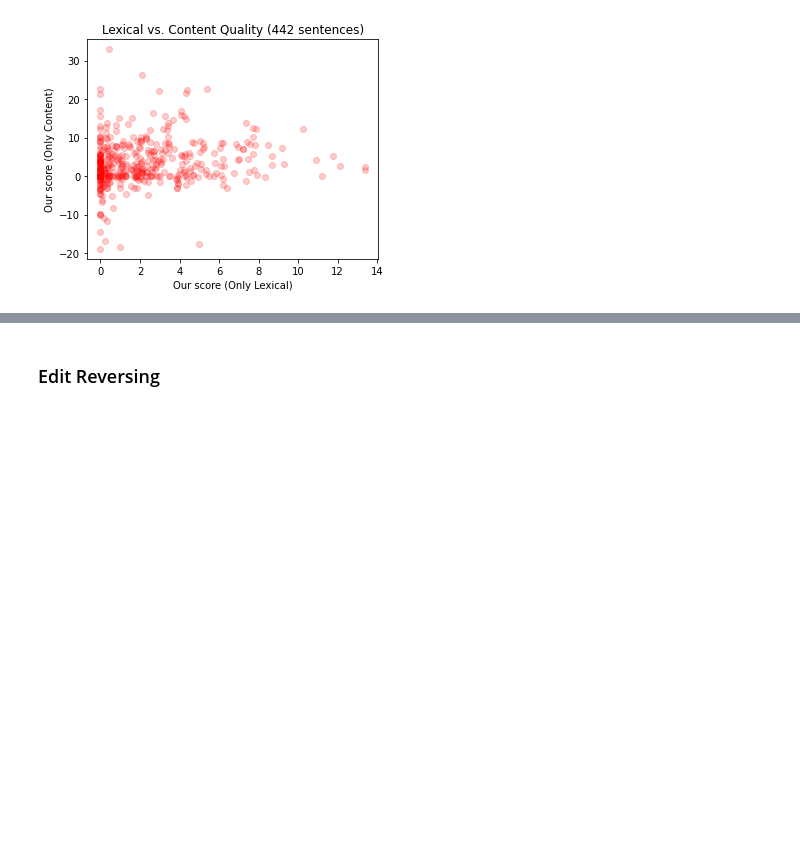
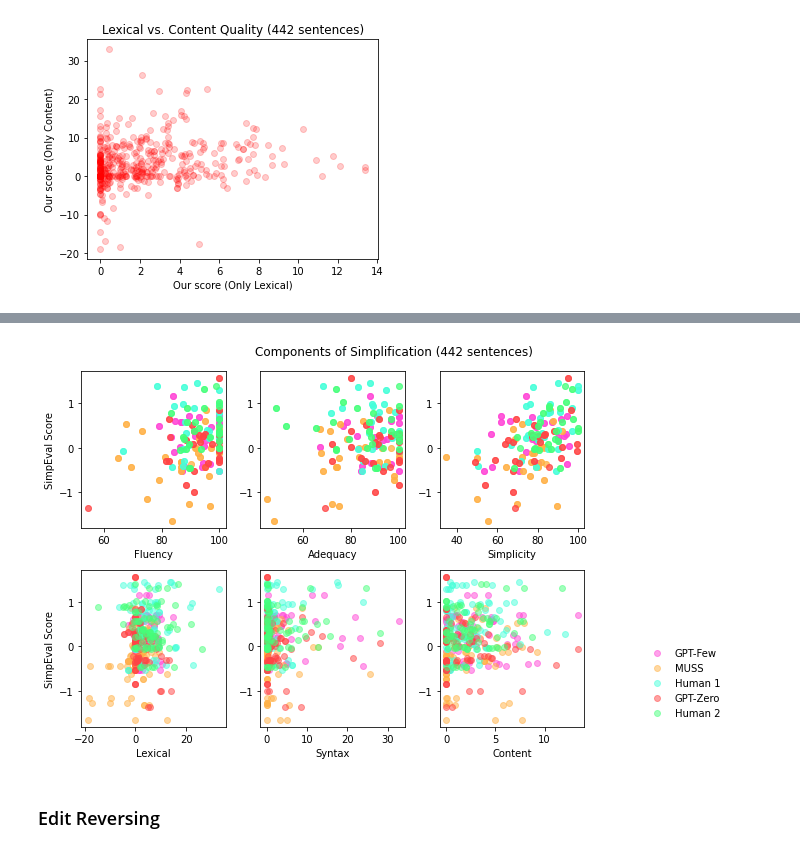
Before and after one commit to Yao-Dou/ts-annotation-tool, a Jupyter notebook: data/analysis/sensitivity.ipynb, the cells around one changed output, grey strips where cells are left out. Cells and saved outputs as stored; diff of their text form; code cells hidden in the pictures; blank space fills up the shorter version.

```diff
--- a/data/analysis/sensitivity.ipynb
+++ b/data/analysis/sensitivity.ipynb
@@ -425,0 +424,3 @@ plt.show()
+# %%
+data = load_data('../annotated', batch_num=[5, 6], preprocess=True) # [1, 2, 3, 4]
+systems = set([x['system'] for x in data])
@@ -426,3 +445,87 @@ plt.show()
+# %%
+conditions = [
+    'quality_content',
+    'quality_syntax',
+    'quality_lexical',
+    'error_content',
+    'error_syntax',
+    'error_lexical',
+    'quality',
+    'error',
+    'all'
+]
+
+total_sent = 0
+fig, axs = plt.subplots(2, 3, tight_layout=True, figsize=(10, 6))
+for system in systems:
+    fluency, adequacy, simplicity = [], [], []
+    our_score = []
+    for sent in [s for s in data if s['system'] == system]:
+        if sent['simpeval_scores'] != None and sent['da_scores'] != None:
+            # edit distance
+            # scores += [(
+            #     avg(sent['simpeval_scores'], prec=10),
+            #     edit_dist(sent['original'], sent['simplified'])
+            # )]
+            score = {}
+            for condition in conditions:
+                score[f'our_score_{condition}'] = calculate_sentence_score(sent, get_params(condition))
+
+            fluency += [(
+                avg([x['fluency'] for x in sent['da_scores']]),
+                avg(sent['simpeval_scores'], prec=10)
+            )]
+            adequacy += [(
+                avg([x['adequacy'] for x in sent['da_scores']]),
+                avg(sent['simpeval_scores'], prec=10)
+            )]
+            simplicity += [(
+                avg([x['simplicity'] for x in sent['da_scores']]),
+                avg(sent['simpeval_scores'], prec=10)
+            )]
+
+            out_score = []
+            for condition in ['quality_content', 'quality_syntax', 'quality_lexical']:
+                out_score += [(
+                    score[f'our_score_{condition}'],
+                    avg(sent['simpeval_scores'], prec=10)
+                )]
+            our_score += [out_score]
+
+
+        total_sent += 1
+    # scores = [(sent['score'], edit_dist(sent['original'], sent['simplified'])) for sent in data if sent['system'] == system]
+
+    axs[0, 0].scatter([p[0] for p in fluency], [p[1] for p in fluency], c=color_mapping[system], alpha=0.5, label=system_name_mapping[system])
+    axs[0, 1].scatter([p[0] for p in adequacy], [p[1] for p in adequacy], c=color_mapping[system], alpha=0.5, label=system_name_mapping[system])
+    axs[0, 2].scatter([p[0] for p in simplicity], [p[1] for p in simplicity], c=color_mapping[system], alpha=0.5, label=system_name_mapping[system])
+
+    for i in range(3):
+        axs[1, i].scatter([p[i][0] for p in our_score], [p[i][1] for p in our_score], c=color_mapping[system], alpha=0.5, label=system_name_mapping[system])
+
+axs[0, 0].set_ylabel('SimpEval Score')
+axs[1, 0].set_ylabel('SimpEval Score')
+
+axs[0, 0].set_xlabel('Fluency')
+axs[0, 1].set_xlabel('Adequacy')
+axs[0, 2].set_xlabel('Simplicity')
+
+axs[1, 0].set_xlabel('Lexical')
+axs[1, 1].set_xlabel('Syntax')
+axs[1, 2].set_xlabel('Content')
+
+plt.suptitle(f'Components of Simplification ({total_sent} sentences)')
+# font_size = 8
+# legend_loc = (0, 0)
+# plt.legend(loc='lower center', bbox_to_anchor=legend_loc,
+#             fancybox=True, ncol=2, borderaxespad=1.,fontsize=font_size,
+#             facecolor='white',edgecolor='black',framealpha=1,frameon=False,
+#             columnspacing=1,handlelength=1,handleheight=1,handletextpad=0.4,
+#             borderpad=0.2)
+plt.legend(loc='lower right', bbox_to_anchor=(2, 0), frameon=False)
+plt.show()
+# %% [output]
+[figure, added]
 # %% [markdown]
 ### Edit Reversing
 # %%
```
Also changed, not shown: parts of 7 cells of this notebook, 3 other files.
